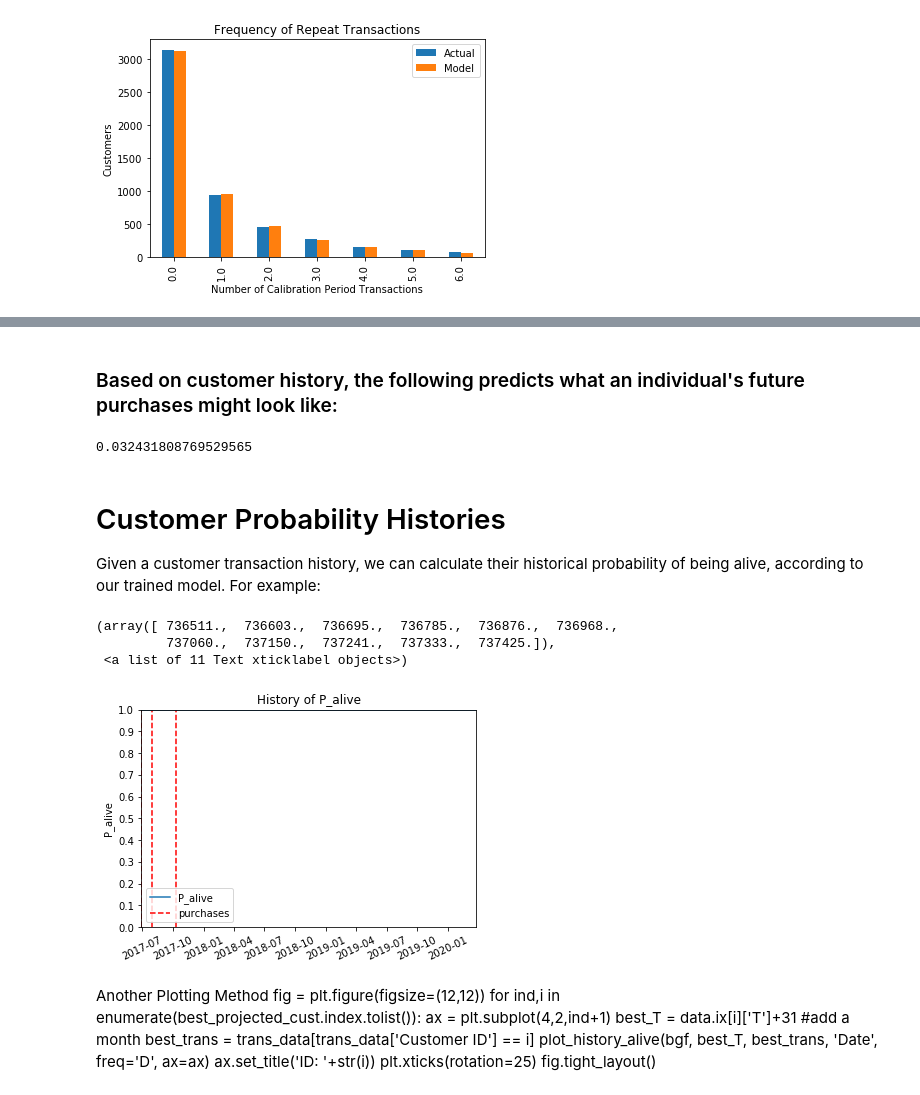
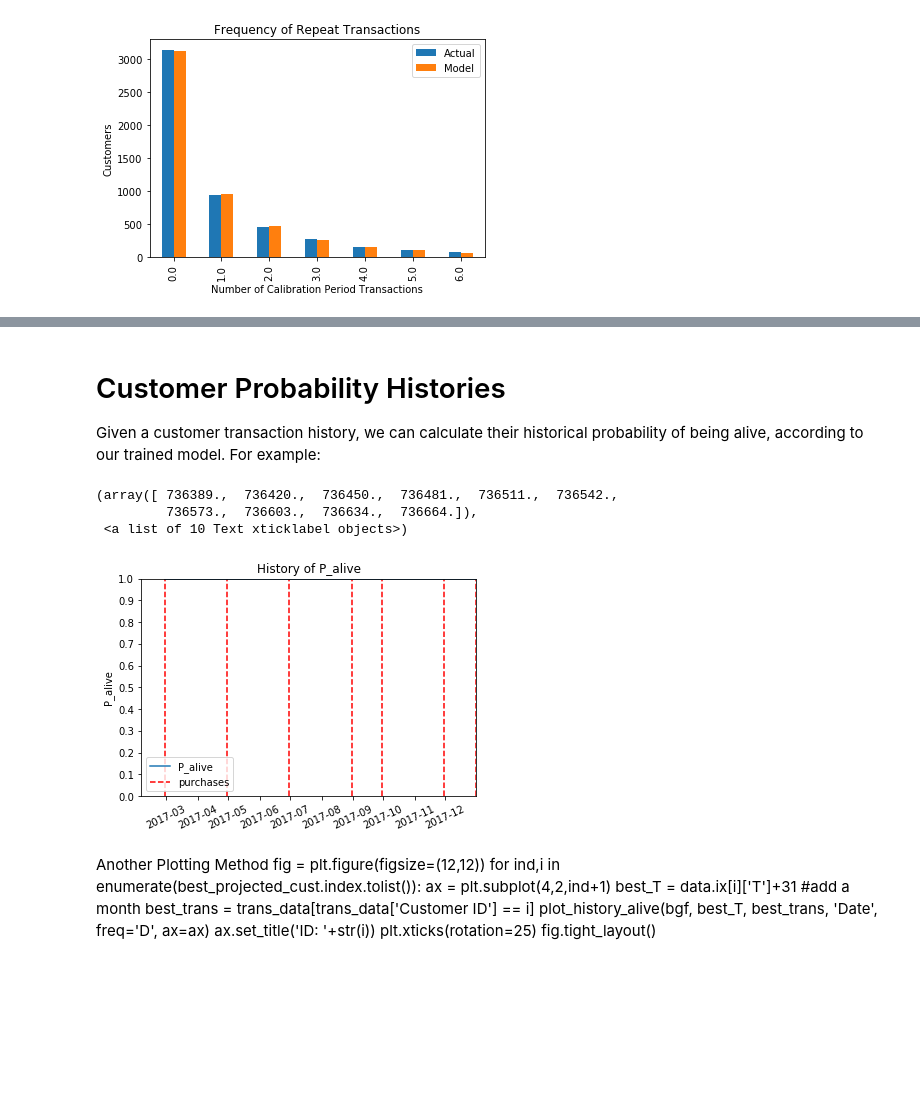
Before and after one commit to jeffl24/lifetime, a Jupyter notebook: CLTV_analysis.ipynb, the cells around one changed output, grey strips where cells are left out. Cells and saved outputs as stored; diff of their text form; code cells hidden in the pictures; blank space fills up the shorter version.

```diff
--- a/CLTV_analysis.ipynb
+++ b/CLTV_analysis.ipynb
@@ -110,0 +19,8 @@ summary = summary_data_from_transaction_data(transactions= sales_data_5,
+# %%
+# Format the sales data into a layout accepted by Lifetime
+
+sales_data_lifetimes_layout = sales_data_clean[['Paid at', 'Email', 'Subtotal']].reset_index()
+sales_data_lifetimes_layout.drop(['index'], axis=1, inplace=True)
+sales_data_lifetimes_layout= sales_data_lifetimes_layout[sales_data_lifetimes_layout['Paid at']> '2016-12-01']
+sales_data_lifetimes_layout
+# sales_data_lifetimes_layout.to_csv("transaction_history.csv")
@@ -111,6 +56,16 @@ summary = summary_data_from_transaction_data(transactions= sales_data_5,
 # %%
+from lifetimes.datasets import load_transaction_data
+from lifetimes.utils import summary_data_from_transaction_data
+
+transaction_data = sales_data_lifetimes_layout.copy()
+# transaction_data.tail(10)
+
+summary = summary_data_from_transaction_data(transactions= sales_data_lifetimes_layout,
+                                             customer_id_col= 'Email',
+                                             datetime_col='Paid at',
+                                             monetary_value_col='Subtotal',
+                                             observation_period_end = None)
 # print out for preview
-
 # summary.to_excel("Freq Recency Monetary Value.xlsx")
 summary.sort_values(by='monetary_value', ascending=False)
 # %% [output]
@@ -136,8 +105,7 @@ summary.sort_values(by='monetary_value', ascending=False)
 # %%
 from lifetimes import BetaGeoFitter
 
-# similar API to scikit-learn and lifelines.
-bgf = BetaGeoFitter()
+bgf = BetaGeoFitter(penalizer_coef=0.0)
 bgf.fit(summary['frequency'], summary['recency'], summary['T'])
 print (bgf)
 # %% [output]
@@ -244,0 +177,10 @@ plt.show()
+# %%
+from lifetimes.utils import calibration_and_holdout_data
+
+summary_cal_holdout = calibration_and_holdout_data(transactions= transaction_data,
+                                                   customer_id_col = 'Email',
+                                                   datetime_col= 'Paid at',
+                                                   calibration_period_end= "2017-12-31",
+                                                   monetary_value_col = 'Subtotal'
+                                                   # calibration_period_end= pd.to_datetime('2016-01-01',  format='%Y-%m-%d', errors='ignore')
+                                                  )
@@ -319,31 +273,23 @@ def cltv_prob (t, email):
-# %% [markdown]
-### Based on customer history, the following predicts what an individual's future purchases might look like:
-# %%
-t=10
-individual = summary.loc['ms.sue.adams@gmail.com']
-bgf.predict(t, individual['frequency'], individual['recency'], individual['T'])
-# %% [output]
-0.032431808769529565
 # %% [markdown]
 # Customer Probability Histories
 Given a customer transaction history, we can calculate their historical probability of being alive, according to our trained model. For example:
 # %%
 from lifetimes.plotting import plot_history_alive
 
-id = "0306isabel@gmail.com"
-days_since_birth = 1000
-sp_trans = transaction_data.loc[transaction_data['Email'] == id]
+id = "seanna_96@hotmail.com"
+days_since_birth = 10
+sp_trans = transaction_data[transaction_data['Email'] == id]
 plot_history_alive(model=bgf,
                    t = days_since_birth,
                    transactions = sp_trans,
                    datetime_col = 'Paid at',
-                  freq = "D")
+                  freq = "M")
 plt.xticks(rotation=25)
 # %% [output]
-(array([ 736511.,  736603.,  736695.,  736785.,  736876.,  736968.,
-         737060.,  737150.,  737241.,  737333.,  737425.]),
- <a list of 11 Text xticklabel objects>)
+(array([ 736389.,  736420.,  736450.,  736481.,  736511.,  736542.,
+         736573.,  736603.,  736634.,  736664.]),
+ <a list of 10 Text xticklabel objects>)
-[figure, old version]
+[figure, new version]
 # %% [markdown]
 
 Another Plotting Method
```
Also changed, not shown: parts of 50 cells of this notebook, 12 other files.
